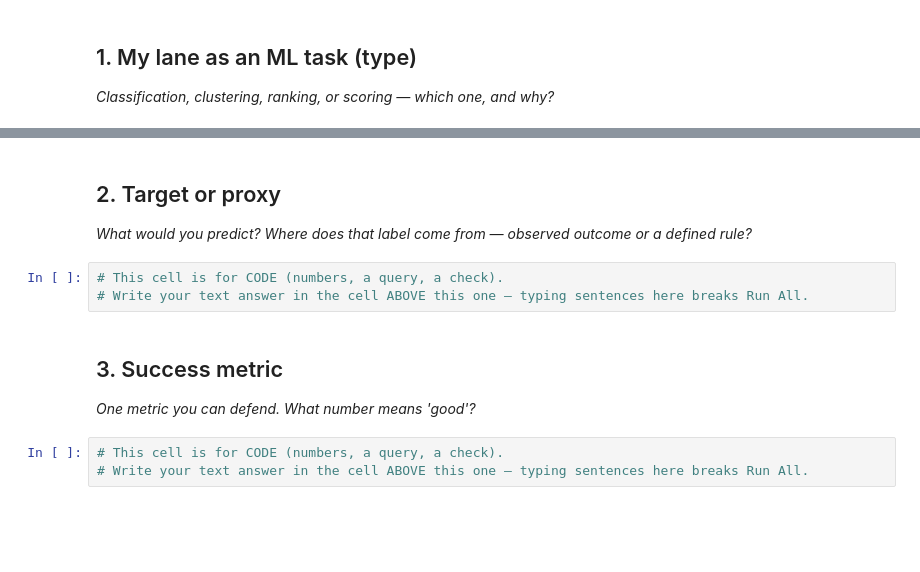
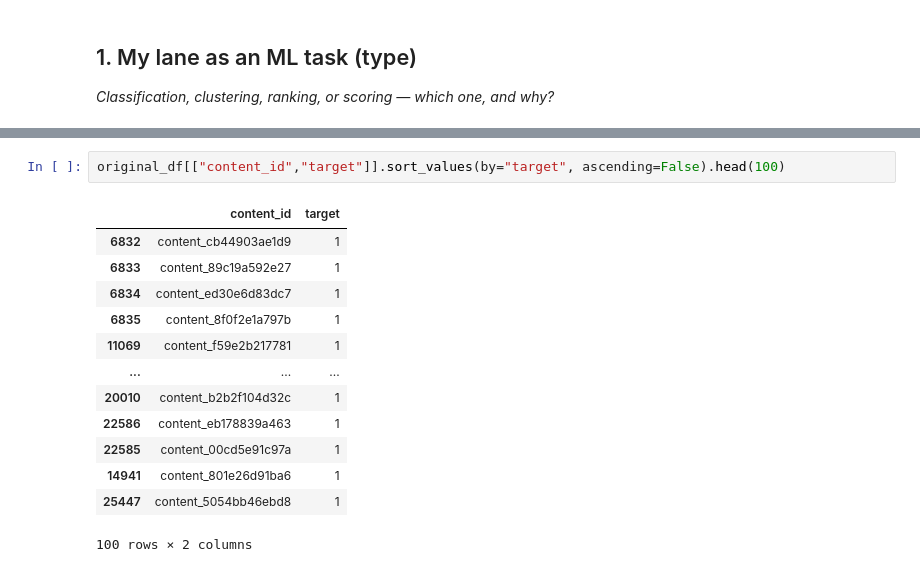
Before and after one commit to estuchis21/ml-internship-week1, a Jupyter notebook: work/notebooks/w02_ml_task_framing.ipynb, the cells around one changed output, grey strips where cells are left out. Drawn from its saved outputs; the diff is of its cells as text; blank space fills up the shorter version.

```diff
--- a/work/notebooks/w02_ml_task_framing.ipynb
+++ b/work/notebooks/w02_ml_task_framing.ipynb
@@ -16,14 +65,16 @@ This skeleton is yours to fill. Work the sections **in order** — each one has
-# %% [markdown]
-## 2. Target or proxy
-
-*What would you predict? Where does that label come from — observed outcome or a defined rule?*
-# %%
-# This cell is for CODE (numbers, a query, a check).
-# Write your text answer in the cell ABOVE this one — typing sentences here breaks Run All.
-# %% [markdown]
-## 3. Success metric
-
-*One metric you can defend. What number means 'good'?*
-# %%
-# This cell is for CODE (numbers, a query, a check).
-# Write your text answer in the cell ABOVE this one — typing sentences here breaks Run All.
+# %%
+original_df[["content_id","target"]].sort_values(by="target", ascending=False).head(100)
+# %% [output]
+|  | content_id | target |
+| 6832 | content_cb44903ae1d9 | 1 |
+| 6833 | content_89c19a592e27 | 1 |
+| 6834 | content_ed30e6d83dc7 | 1 |
+| 6835 | content_8f0f2e1a797b | 1 |
+| 11069 | content_f59e2b217781 | 1 |
+| ... | ... | ... |
+| 20010 | content_b2b2f104d32c | 1 |
+| 22586 | content_eb178839a463 | 1 |
+| 22585 | content_00cd5e91c97a | 1 |
+| 14941 | content_801e26d91ba6 | 1 |
+| 25447 | content_5054bb46ebd8 | 1 |
+100 rows × 2 columns
```
Also changed, not shown: parts of 15 cells of this notebook.
